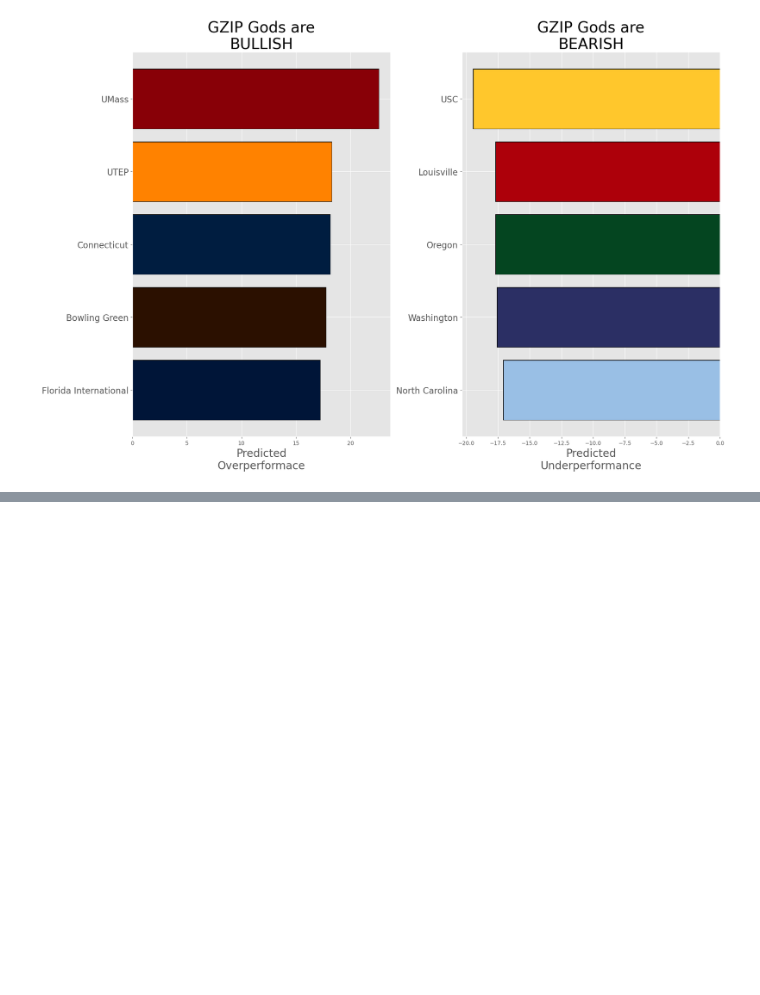
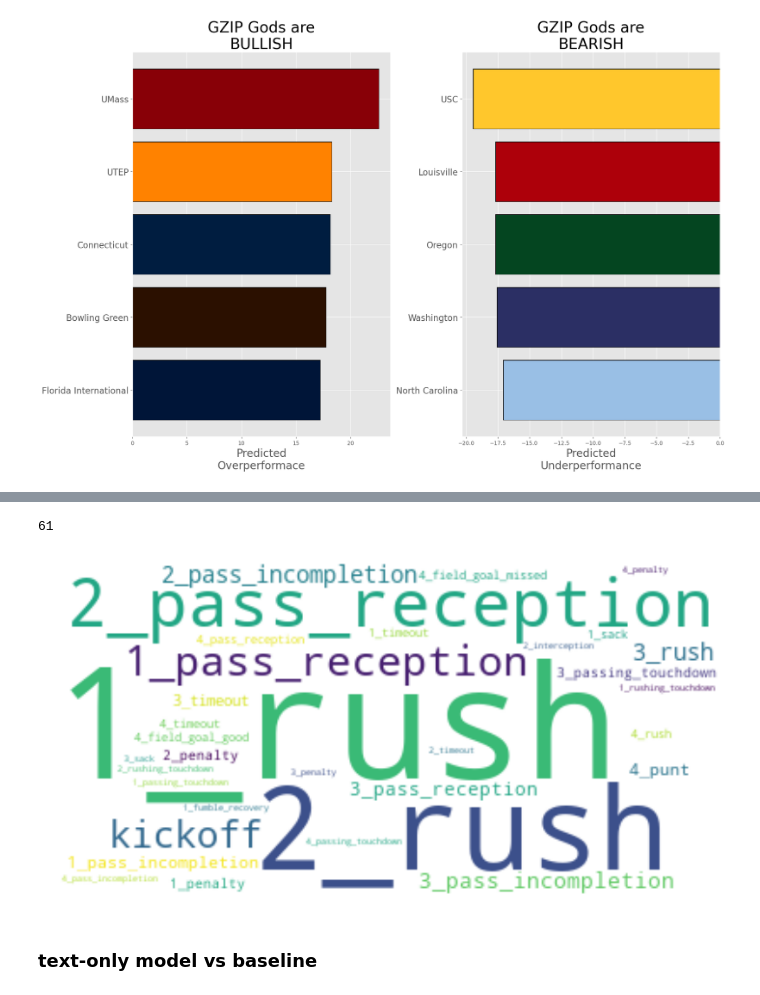
Before and after one commit to btatkinson/gzip_cfb, a Jupyter notebook: gzip_notebook.ipynb, the cells around one changed output, grey strips where cells are left out. Drawn from its saved outputs; the diff is of its cells as text; code cells hidden in the pictures; blank space fills up the shorter version.

Commit message:
bow model

```diff
--- a/gzip_notebook.ipynb
+++ b/gzip_notebook.ipynb
@@ -407,0 +723,40 @@ plt.show()
+# %%
+
+pbp_22 = load_pbp(2022)
+pbp_22['bow_encode'] = pbp_22['down'].copy().astype(str)+'_'+pbp_22['play_type'].copy().str.lower().str.replace(' ','_')
+pbp_22 = pbp_22.copy().dropna(subset=['play_text']).reset_index(drop=True)
+
+
+## only want things that happen often
+pbp_22['bow_encode'] = pbp_22['bow_encode'].apply(lambda x: rename_map[x] if x in rename_map else x)
+pbp_22 = pbp_22.loc[~pbp_22['bow_encode'].str.contains('end_')].reset_index(drop=True)
+valid = pbp_22.groupby(['game_id','offense','defense'])['bow_encode'].value_counts().reset_index(name='count').copy()
+valid = valid.groupby(['bow_encode'])['count'].sum()[valid.groupby(['bow_encode'])['count'].sum()>25]
+
+## only want things that happen often
+viz = pbp_22.copy()
+viz['bow_encode'] = viz['bow_encode'].apply(lambda x: rename_map[x] if x in rename_map else x)
+viz = viz.loc[~viz['bow_encode'].str.contains('end_')].reset_index(drop=True)
+viz = viz.loc[viz['bow_encode'].isin(valid.index)].reset_index(drop=True)
+ex_game = viz.loc[viz['game_id']==401470891].copy()
+del viz
+import gc
+gc.collect()
+# %% [output]
+61
+# %%
+
+ex_cloud = ' '.join([string for string in ex_game.bow_encode.values])
+# %%
+from wordcloud import WordCloud
+word_cloud = WordCloud(collocations=False, background_color='white').generate(ex_cloud)
+fig, ax=plt.subplots(figsize=(10,6))
+plt.imshow(word_cloud, interpolation='bilinear')
+plt.axis('off')
+plt.savefig('C://Users/Blake/Downloads/Gzip_bow_cloud.png')
+plt.show()
+# %% [output]
+[figure, added]
+# %% [markdown]
+
+### text-only model vs baseline
```
Also changed, not shown: parts of 64 cells of this notebook.
